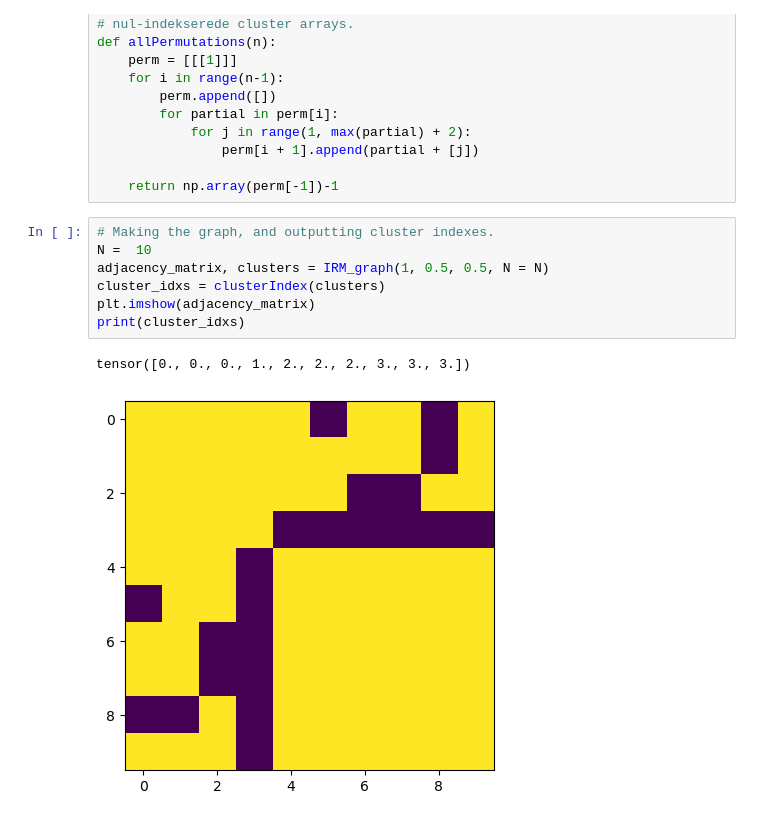
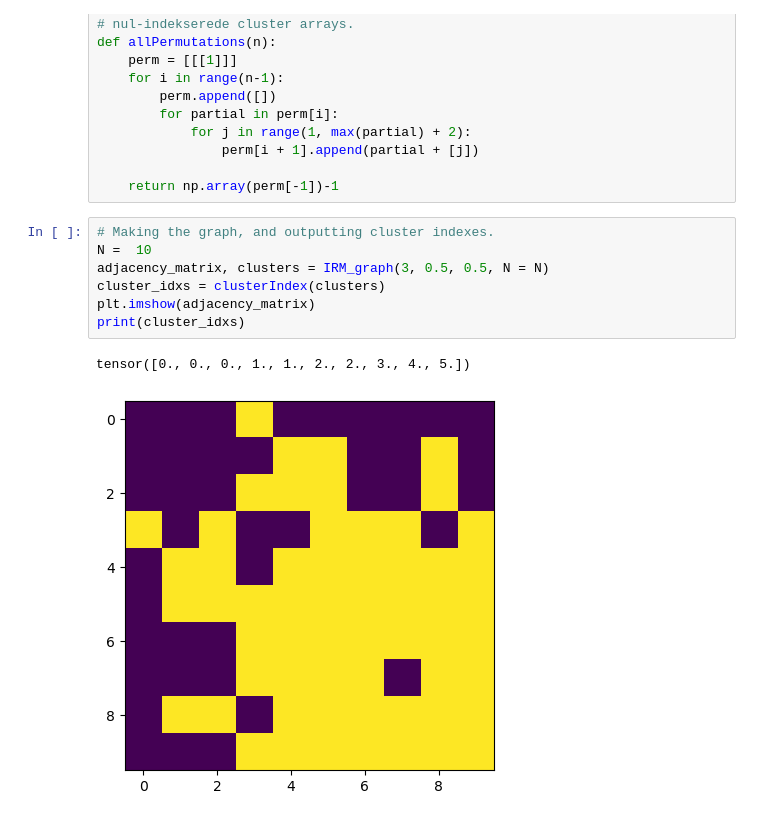
Before and after one commit to FabianScott/GFlowNetsA, a Jupyter notebook: GraphClustering/Network/BruteForceClustering.ipynb, the cells around one changed output. Cells and saved outputs as stored; diff of their text form.

```diff
--- a/GraphClustering/Network/BruteForceClustering.ipynb
+++ b/GraphClustering/Network/BruteForceClustering.ipynb
@@ -20,13 +20,13 @@ def allPermutations(n):
 # %%
 # Making the graph, and outputting cluster indexes.
 N =  10
-adjacency_matrix, clusters = IRM_graph(1, 0.5, 0.5, N = N)
+adjacency_matrix, clusters = IRM_graph(3, 0.5, 0.5, N = N)
 cluster_idxs = clusterIndex(clusters)
 plt.imshow(adjacency_matrix)
 print(cluster_idxs)
 # %% [output]
-tensor([0., 0., 0., 1., 2., 2., 2., 3., 3., 3.])
+tensor([0., 0., 0., 1., 1., 2., 2., 3., 4., 5.])
-[figure, old version]
+[figure, new version]
 # %%
 # Computing posteriors for all clusters.
 clusters_all = allPermutations(N)
```
Also changed, not shown: parts of 10 cells of this notebook.
